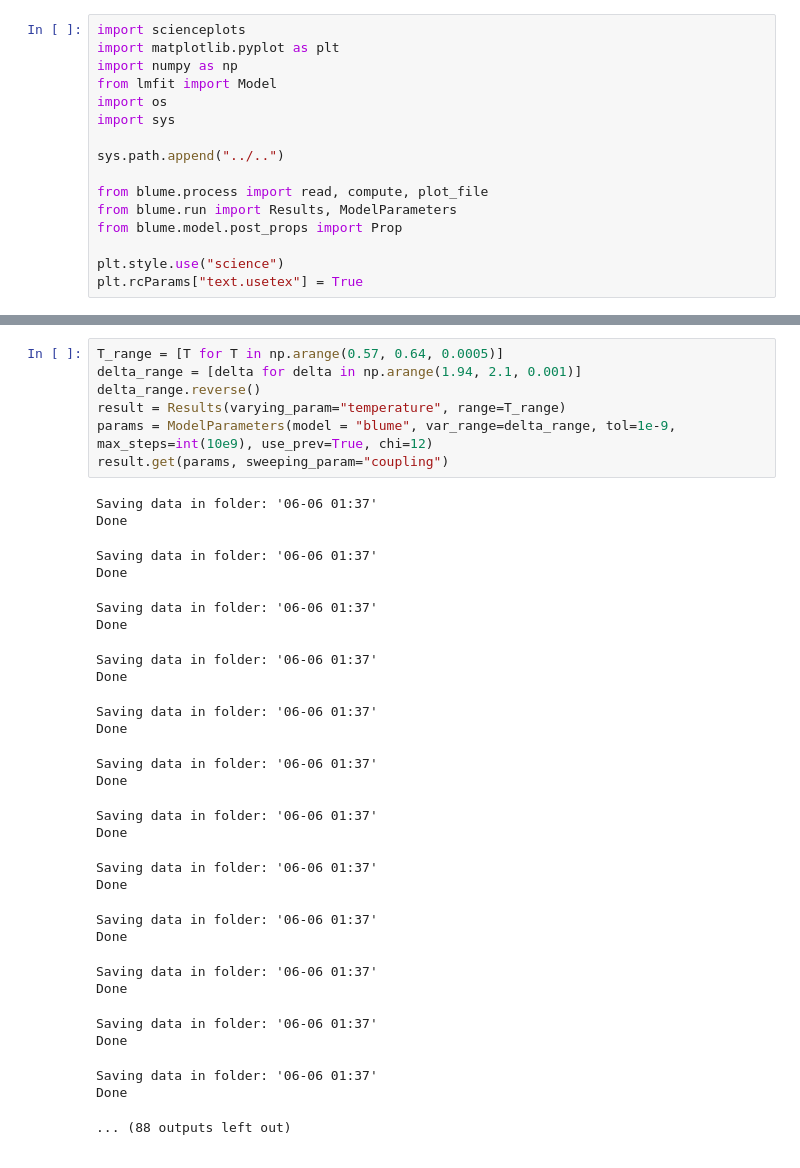
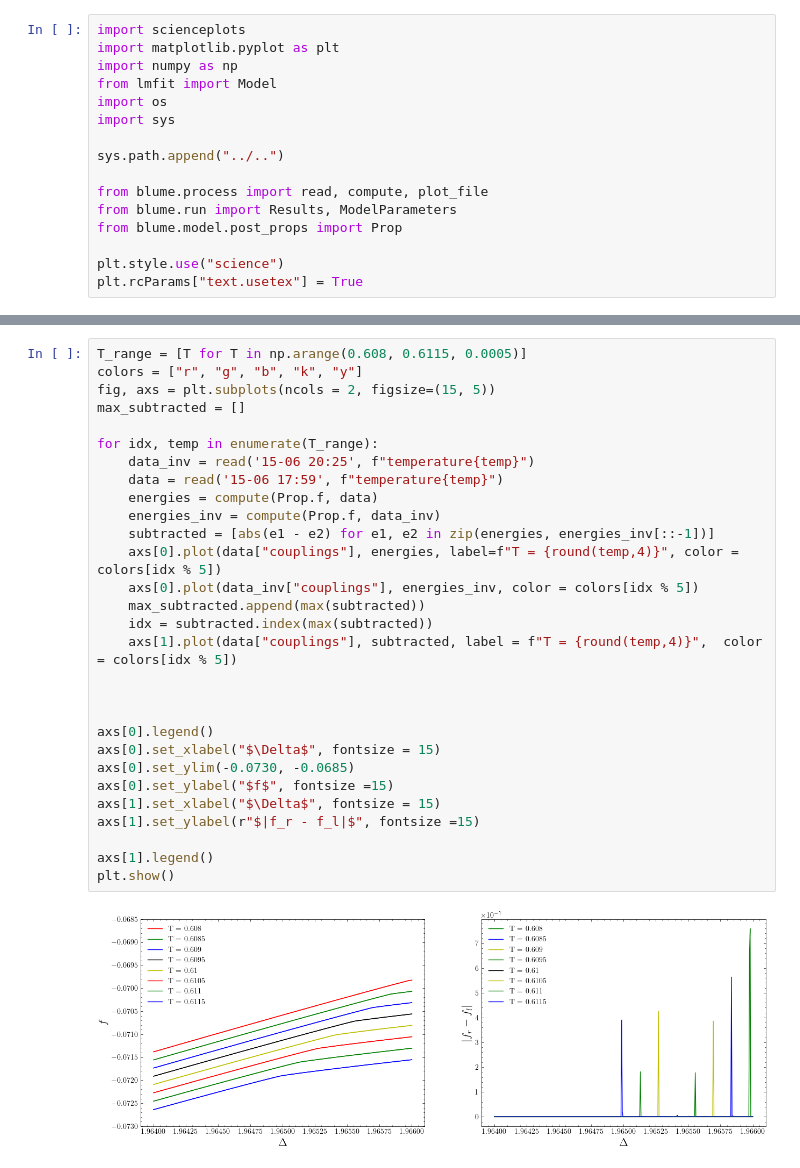
Before and after one commit to DerkNiessink/Blume, a Jupyter notebook: analysis/blume/tricritical.ipynb, the cells around one changed output, grey strips where cells are left out. Cells and saved outputs as stored; diff of their text form.

```diff
--- a/analysis/blume/tricritical.ipynb
+++ b/analysis/blume/tricritical.ipynb
@@ -69,33 +113,31 @@ plt.show()
-# %%
-T_range = [T for T in np.arange(0.57, 0.64, 0.0005)]
-delta_range = [delta for delta in np.arange(1.94, 2.1, 0.001)]
-delta_range.reverse()
-result = Results(varying_param="temperature", range=T_range)
-params = ModelParameters(model = "blume", var_range=delta_range, tol=1e-9, max_steps=int(10e9), use_prev=True, chi=12)
-result.get(params, sweeping_param="coupling")
-# %% [output]
-Saving data in folder: '06-06 01:37'
-Done
-Saving data in folder: '06-06 01:37'
-Done
-Saving data in folder: '06-06 01:37'
-Done
-Saving data in folder: '06-06 01:37'
-Done
-Saving data in folder: '06-06 01:37'
-Done
-Saving data in folder: '06-06 01:37'
-Done
-Saving data in folder: '06-06 01:37'
-Done
-Saving data in folder: '06-06 01:37'
-Done
-Saving data in folder: '06-06 01:37'
-Done
-Saving data in folder: '06-06 01:37'
-Done
-Saving data in folder: '06-06 01:37'
-Done
-Saving data in folder: '06-06 01:37'
-Done
-... (88 outputs left out)
+# %%
+T_range = [T for T in np.arange(0.608, 0.6115, 0.0005)]
+colors = ["r", "g", "b", "k", "y"]
+fig, axs = plt.subplots(ncols = 2, figsize=(15, 5))
+max_subtracted = []
+
+for idx, temp in enumerate(T_range):
+    data_inv = read('15-06 20:25', f"temperature{temp}")
+    data = read('15-06 17:59', f"temperature{temp}")
+    energies = compute(Prop.f, data)
+    energies_inv = compute(Prop.f, data_inv)
+    subtracted = [abs(e1 - e2) for e1, e2 in zip(energies, energies_inv[::-1])]
+    axs[0].plot(data["couplings"], energies, label=f"T = {round(temp,4)}", color = colors[idx % 5])
+    axs[0].plot(data_inv["couplings"], energies_inv, color = colors[idx % 5])
+    max_subtracted.append(max(subtracted))
+    idx = subtracted.index(max(subtracted))
+    axs[1].plot(data["couplings"], subtracted, label = f"T = {round(temp,4)}",  color = colors[idx % 5])
+
+
+
+axs[0].legend()
+axs[0].set_xlabel("$\Delta$", fontsize = 15)
+axs[0].set_ylim(-0.0730, -0.0685)
+axs[0].set_ylabel("$f$", fontsize =15)
+axs[1].set_xlabel("$\Delta$", fontsize = 15)
+axs[1].set_ylabel(r"$|f_r - f_l|$", fontsize =15)
+
+axs[1].legend()
+plt.show()
+# %% [output]
+[figure, added]
```
Also changed, not shown: parts of 19 cells of this notebook, 12 other files.
